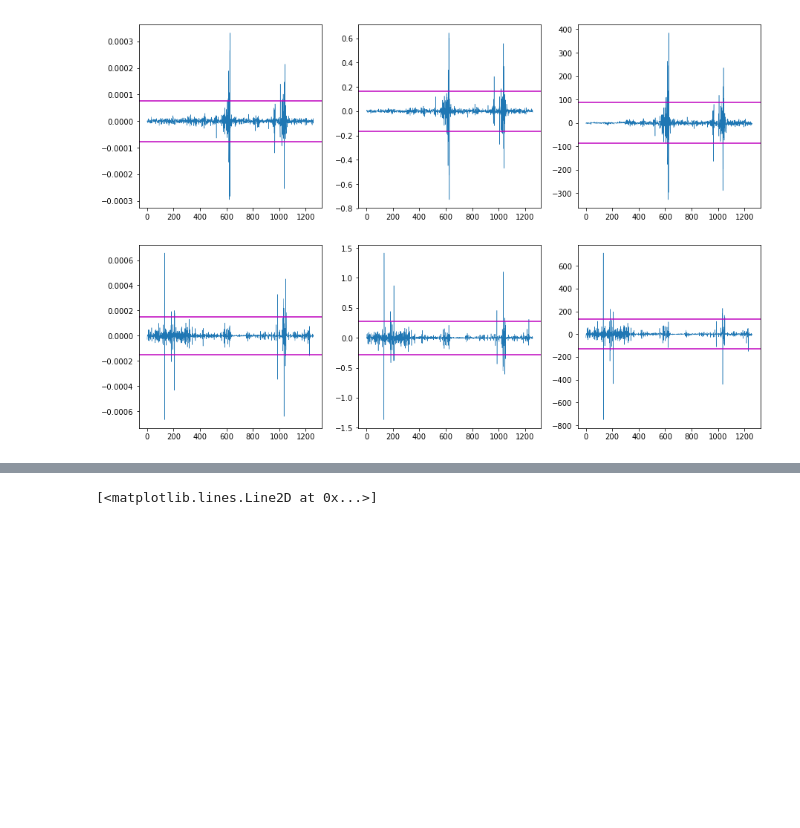
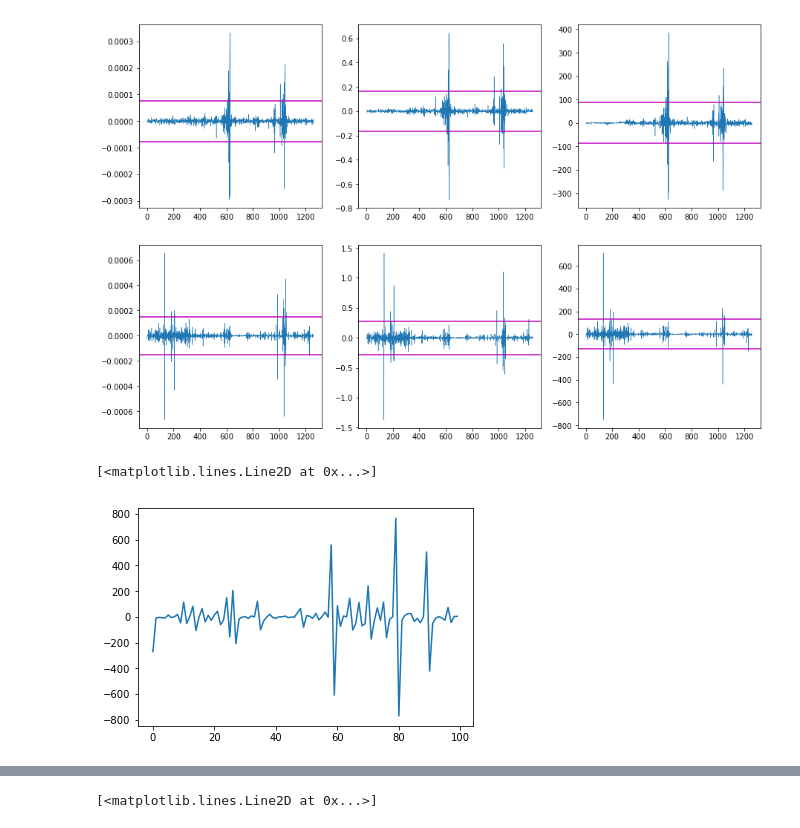
Before and after one commit to semeniuta/CarND-Advanced-Lane-Lines, a Jupyter notebook: 9_smoothing.ipynb, the cells around one changed output, grey strips where cells are left out. Drawn from its saved outputs; the diff is of its cells as text; code cells hidden in the pictures; blank space fills up the shorter version.

```diff
--- a/9_smoothing.ipynb
+++ b/9_smoothing.ipynb
@@ -38,6 +41,7 @@ video_rd = imageio.get_reader('project_video.mp4')
 # %%
 all_p_coefs_left = []
 all_p_coefs_right = []
+all_curvatures = []
 
 for frame in video_rd:
 
@@ -45,26 +49,27 @@ for frame in video_rd:
 
     all_p_coefs_left.append(runner['p_coefs_left'])
     all_p_coefs_right.append(runner['p_coefs_right'])
+    all_curvatures.append(runner['curvature'])
 
 all_p_coefs_left = np.array(all_p_coefs_left)
 all_p_coefs_right = np.array(all_p_coefs_right)
+all_curvatures = np.array(all_curvatures)
 # %%
 def compute_diffs(arr):
 
-    assert len(arr.shape) == 2
+    n_records = arr.shape[0]
+    new_shape = (n_records-1,) + arr.shape[1:]
 
-    n_records, n_dims = arr.shape
-    new_shape = (n_records-1, n_dims)
-
-    diffs = np.zeros(new_shape)
+    diffs = []
 
     for i in range(1, n_records):
-        diffs[i - 1, :] = arr[i, :] - arr[i - 1, :]
+        diffs.append( arr[i] - arr[i - 1] )
 
-    return diffs
+    return np.array(diffs)
 # %%
 all_diffs_left = compute_diffs(all_p_coefs_left)
 all_diffs_right = compute_diffs(all_p_coefs_right)
+all_diffs_curvature = compute_diffs(all_curvatures)
 # %%
 plt.figure(figsize=(15, 10))
 
@@ -100,3 +105,8 @@ plt.axhline(-all_diffs_right[:, 2].std() * 3, color='m')
 # %% [output]
 <matplotlib.lines.Line2D at 0x...>
 [figure]
+# %%
+plt.plot(all_diffs_curvature[:100])
+# %% [output]
+[<matplotlib.lines.Line2D at 0x...>]
+[figure, added]
```
Also changed, not shown: parts of 10 cells of this notebook, 3 other files.
